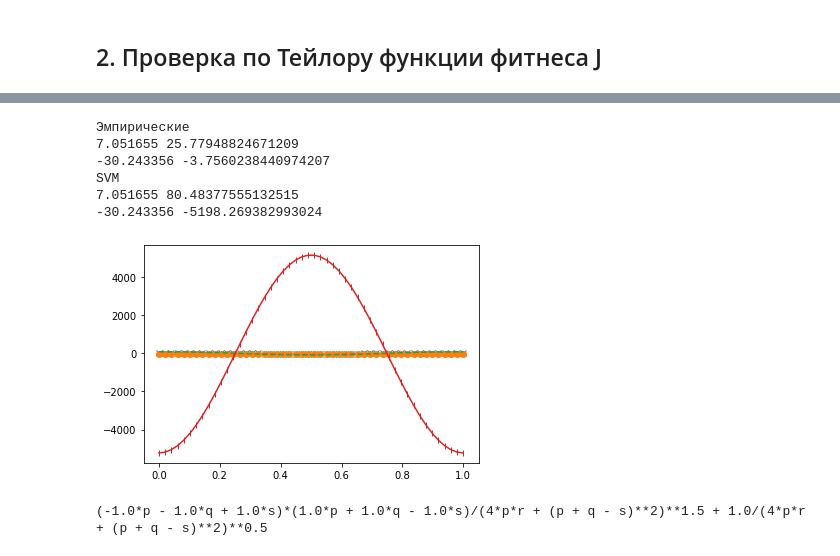
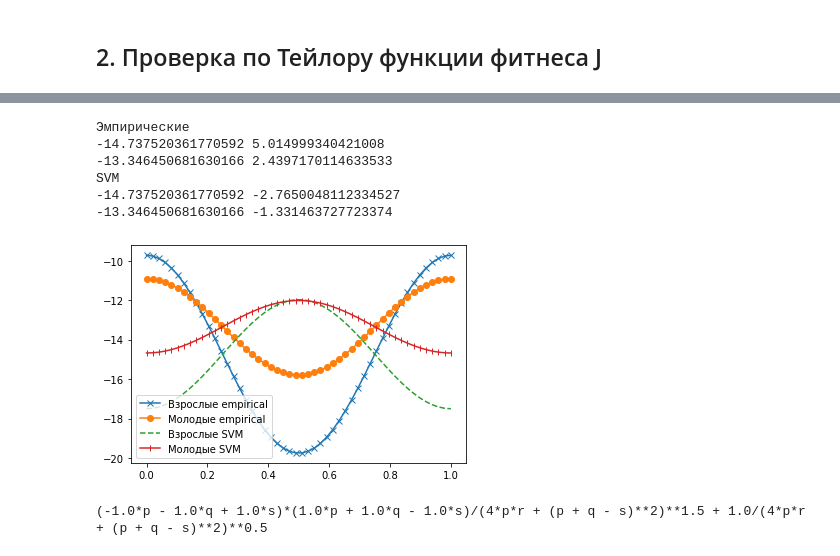
Before and after one commit to Breketov/MMPO, a Jupyter notebook: Project_MMPO.ipynb, the cells around one changed output, grey strips where cells are left out. Cells and saved outputs as stored; diff of their text form; code cells hidden in the pictures.

```diff
--- a/Project_MMPO.ipynb
+++ b/Project_MMPO.ipynb
@@ -752,44 +768,45 @@ sigma1 = 1
 sigma2 = 1
 D = 120
 D0 = 70
 
 t = np.linspace(0, 1)
-Aj = -30.243356
-Aa = 7.051655
+Aj = rn.uniform(-D/2, 0)
+Aa = rn.uniform(-D/2, 0)
 
 Ba = -(alpha_a*sigma1 - 2*delta_a*(Aa + D0))/(2*(4*(np.pi**2)*betta_a + delta_a))
 x1 = Aa + Ba*np.cos(2*np.pi*t)
 
 Bj = -(alpha_j*sigma1 - 2*delta_j*(Aj + D0))/(2*(4*(np.pi**2)*betta_j + delta_j))
 x2 = Aj + Bj*np.cos(2*np.pi*t)
 
 print('Эмпирические')
 print(Aa, Ba)
 print(Aj, Bj)
 
 
 Ba = -(alpha_2*sigma1 - 2*delta_2*(Aa + D0))/(2*(4*(np.pi**2)*betta_2 + delta_2))
 x3 = Aa + Ba*np.cos(2*np.pi*t)
 
 Bj = -(alpha_1*sigma1 - 2*delta_1*(Aj + D0))/(2*(4*(np.pi**2)*betta_1 + delta_1))
 x4 = Aj + Bj*np.cos(2*np.pi*t)
 
 print('SVM')
 print(Aa, Ba)
 print(Aj, Bj)
-plt.plot(t, x1, '-x') #Пожилые
-plt.plot(t, x2, '-o') #Молодые
-plt.plot(t, x3, '--') #Пожилые
-plt.plot(t, x4, '-|') #Молодые
+plt.plot(t, x1, '-x', label='Взрослые empirical') #Пожилые
+plt.plot(t, x2, '-o', label='Молодые empirical') #Молодые
+plt.plot(t, x3, '--', label='Взрослые SVM') #Пожилые
+plt.plot(t, x4, '-|', label='Молодые SVM') #Молодые
+plt.legend()
 plt.show()
 # %% [output]
 Эмпирические
-7.051655 25.77948824671209
--30.243356 -3.7560238440974207
+-14.737520361770592 5.014999340421008
+-13.346450681630166 2.4397170114633533
 SVM
-7.051655 80.48377555132515
--30.243356 -5198.269382993024
+-14.737520361770592 -2.7650048112334527
+-13.346450681630166 -1.331463727723374
-[figure, old version]
+[figure, new version]
 # %%
 from sympy import *
 
```
Also changed, not shown: parts of 8 cells of this notebook, 8 other files.
